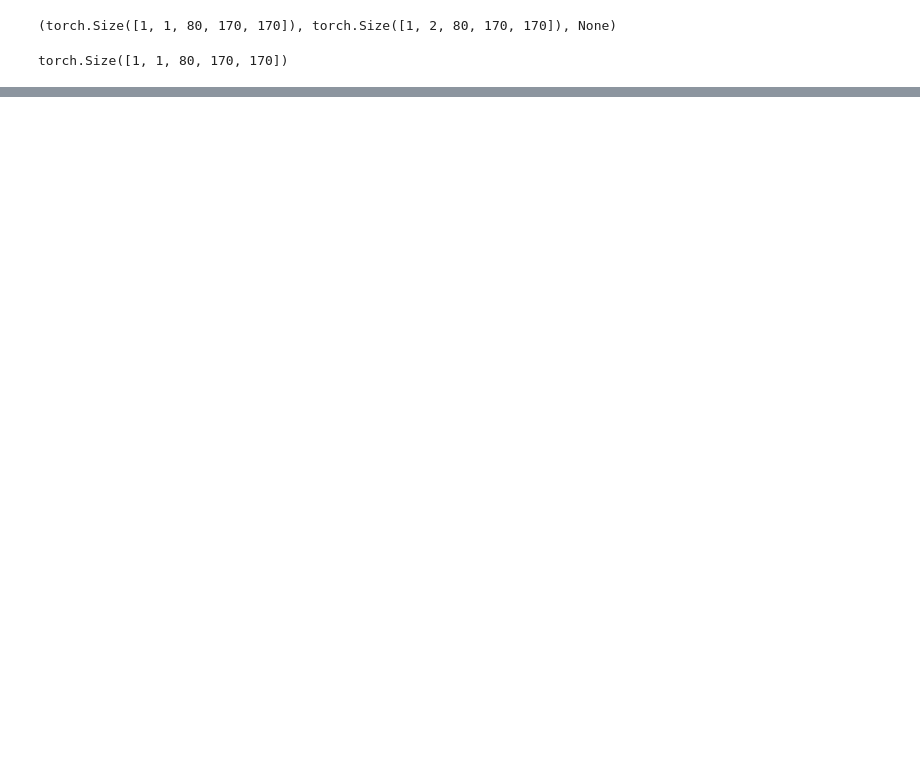
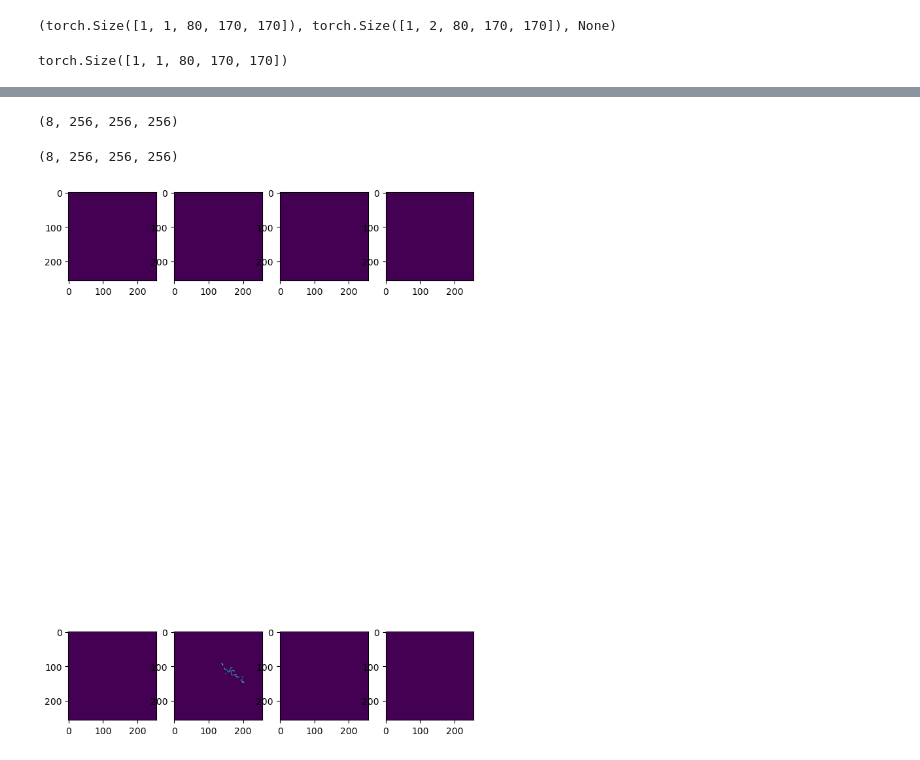
Before and after one commit to sambjohnson/pytorch-3dunet, a Jupyter notebook: resources/data_loading_check.ipynb, the cells around one changed output, grey strips where cells are left out. Saved outputs shown, nothing was run; the diff lists cells and outputs as text; code cells hidden in the pictures; blank space fills up the shorter version.

```diff
--- a/resources/data_loading_check.ipynb
+++ b/resources/data_loading_check.ipynb
@@ -422,3 +376,0 @@ NameError: name 'model' is not defined
-# %%
-test_dir = config['loaders']['test']['file_paths'][0]  # why so nested? eh, I guess I understand it...
-f = h5py.File(test_dir, 'r')
@@ -452,0 +462,2 @@ ax[1].imshow(target_np[0, 1, 40])
+# %%
+file = h5py.File(f'{h5_dir}/{hcp_subject_h5s[0]}', 'r')
@@ -452,0 +506,27 @@ ax[1].imshow(target_np[0, 1, 40])
+# %%
+start_at_i = 20
+break_at_i = 27
+# break_at_i = None -- NB: the only reason I have a break
+
+volumes = []
+for i in range(start_at_i, len(file.keys())):
+    vol_np = np.array(file[f'volume_{i}'])
+    volumes.append(vol_np)
+    if break_at_i is not None and i == break_at_i:
+        break
+
+some_volumes_np  = np.stack(volumes, axis=0)
+# %%
+some_volumes_np.shape
+# %% [output]
+(8, 256, 256, 256)
+# %%
+some_volumes_np.shape
+# %% [output]
+(8, 256, 256, 256)
+# %%
+fig, ax = plt.subplots(2, 4, figsize=(8, 16))
+for i, a in enumerate(ax.flat):
+    a.imshow(some_volumes_np.sum(axis=0)[i * 32])
+# %% [output]
+[figure, added]
```
Also changed, not shown: parts of 33 cells of this notebook.
